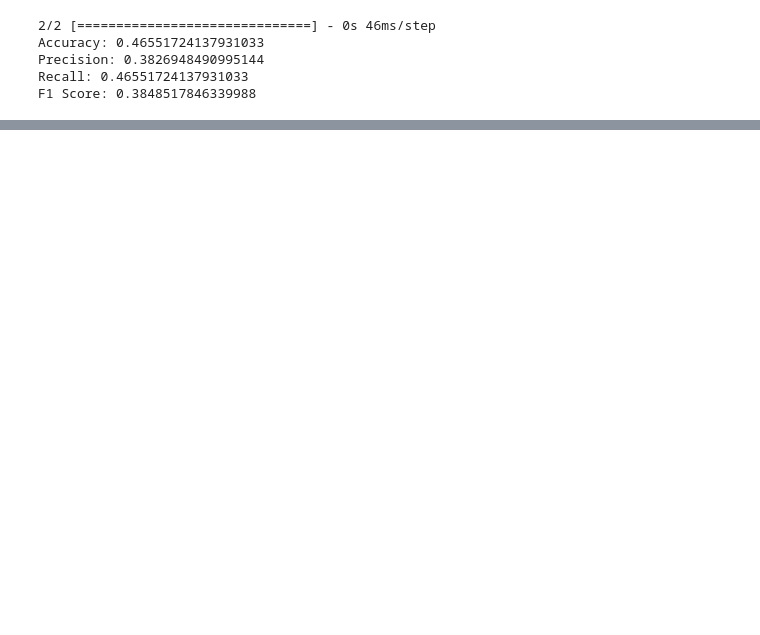
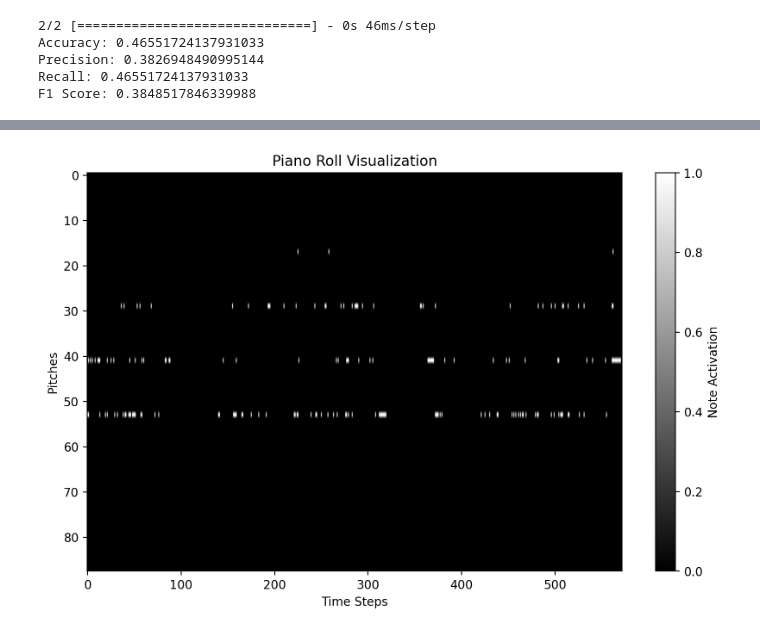
Before and after one commit to JeremyKrick/ComposerNet, a Jupyter notebook: ComposerNet_jeremy.ipynb, the cells around one changed output, grey strips where cells are left out. Saved outputs shown, nothing was run; the diff lists cells and outputs as text; code cells hidden in the pictures; blank space fills up the shorter version.

```diff
--- a/ComposerNet_jeremy.ipynb
+++ b/ComposerNet_jeremy.ipynb
@@ -394,0 +825,25 @@ F1 Score: 0.3848517846339988
+# %%
+# Visualize the piano roll
+
+# Select a piano roll data
+selected_features = all_features[0]  # Change the index as needed
+
+# Create a figure and axis
+fig, ax = plt.subplots(figsize=(10, 6))
+
+# Plot the piano roll
+plt.imshow(selected_features, aspect='auto', cmap='gray')
+
+# Add labels and title
+plt.xlabel('Time Steps')
+plt.ylabel('Pitches')
+plt.title('Piano Roll Visualization')
+
+# Show the colorbar legend
+cbar = plt.colorbar()
+cbar.set_label('Note Activation')
+
+# Display the visualization
+plt.show()
+# %% [output]
+[figure, added]
```
Also changed, not shown: parts of 45 cells of this notebook.
